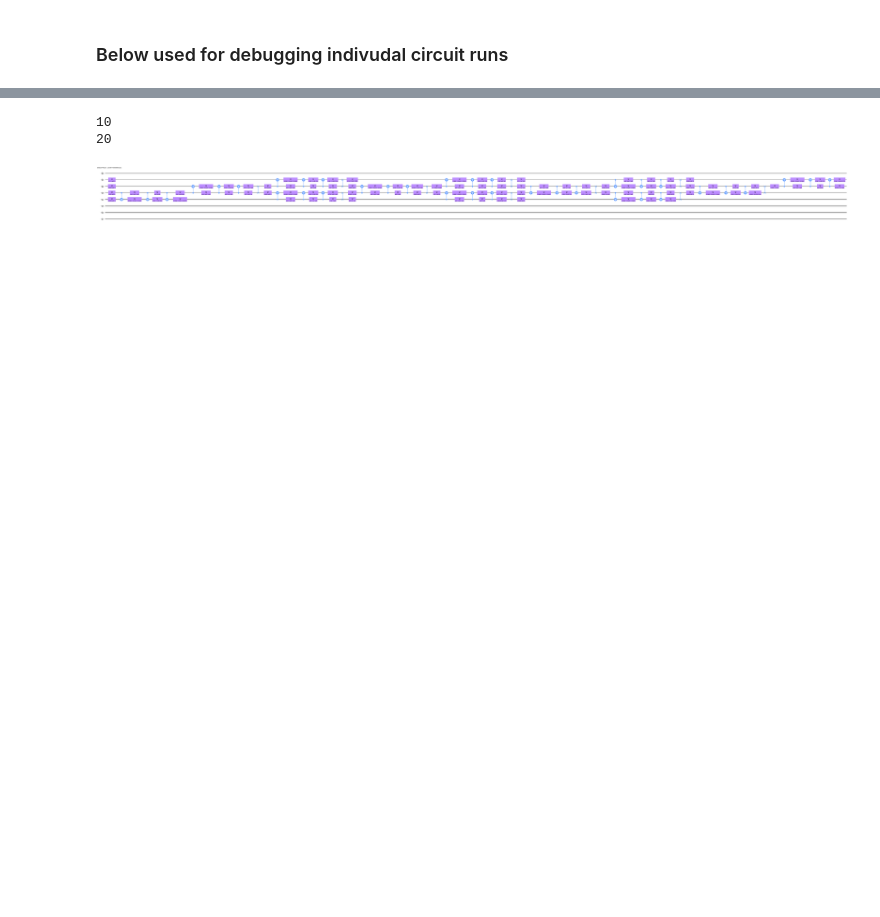
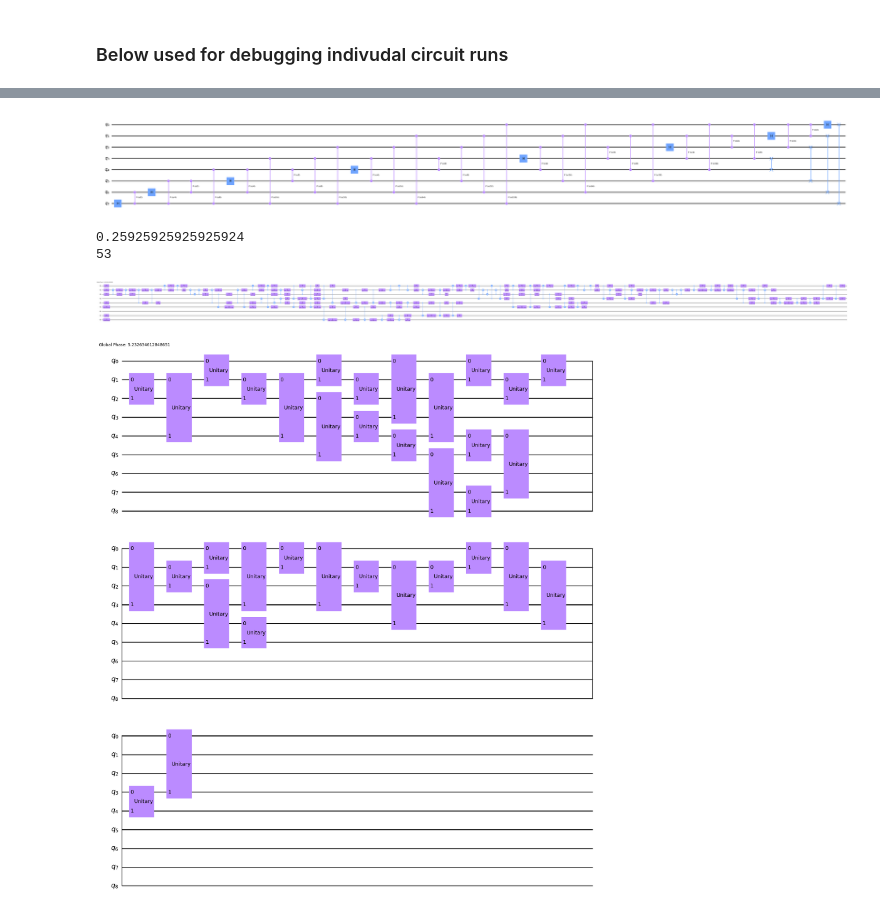
Before and after one commit to Pitt-JonesLab/mirror-gates, a Jupyter notebook: src/notebooks/debug_bench.ipynb, the cells around one changed output, grey strips where cells are left out. Saved outputs shown, nothing was run; the diff lists cells and outputs as text; code cells hidden in the pictures; blank space fills up the shorter version.

Commit message:
updated tests with optimization borrowed from qiskit

```diff
--- a/src/notebooks/debug_bench.ipynb
+++ b/src/notebooks/debug_bench.ipynb
@@ -52,3 +64,11 @@ qc.decompose().draw("mpl", fold=-1)
+# %%
+# import qiskit's qft
+from qiskit.circuit.library import QFT
+
+qc = QFT(8)
+qc.decompose().draw("mpl", fold=-1)
+# %% [output]
+[figure, added]
 # %%
 coupling_map = FakeQuitoV2().target.build_coupling_map()
 coupling_map = CouplingMap.from_line(8)
@@ -57,21 +77,22 @@ coupling_map = CouplingMap.from_line(8)
 # %%
 from virtual_swap.pass_managers import SabreVS, SabreQiskit
 from transpile_benchy.metrics import DepthMetric
 
 for _ in range(1):
     runner = SabreVS(coupling_map, cx_basis=True)
     transp = runner.run(qc)
     # mid0 = runner.pm.property_set["mid0"]
     mid = runner.pm.property_set["circuit_progress"]
     # print(DepthMetric.calculate(transp))
     print(runner.pm.property_set["accepted_subs"])
     print(runner.pm.property_set["monodromy_depth"])
 display(mid.draw(output="mpl", fold=-1))  # , filename="qft_vs.svg")
-# display(transp.draw(output="mpl"))
+display(transp.draw(output="mpl"))
 # %% [output]
-10
-20
+0.25925925925925924
+53
-[figure, old version]
+[figure, new version]
+[figure, added]
 # %%
 # runner.pm.property_set["layout"]
 # %%
```
Also changed, not shown: parts of 4 cells of this notebook, 1 other file.
